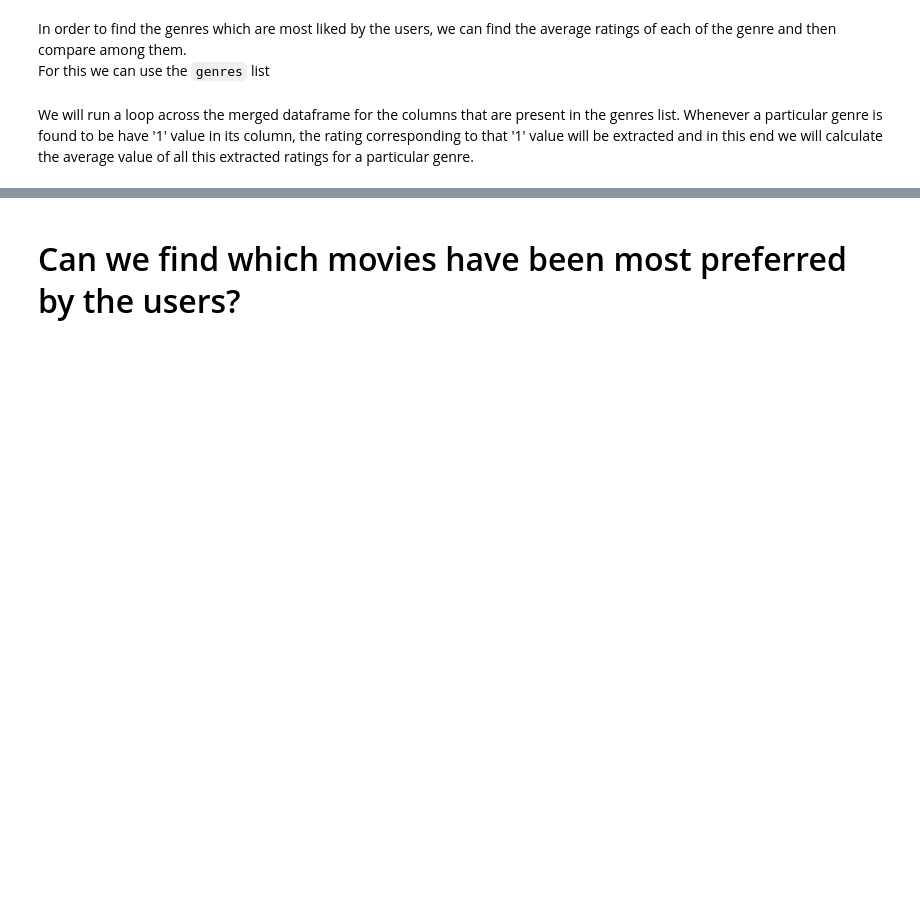
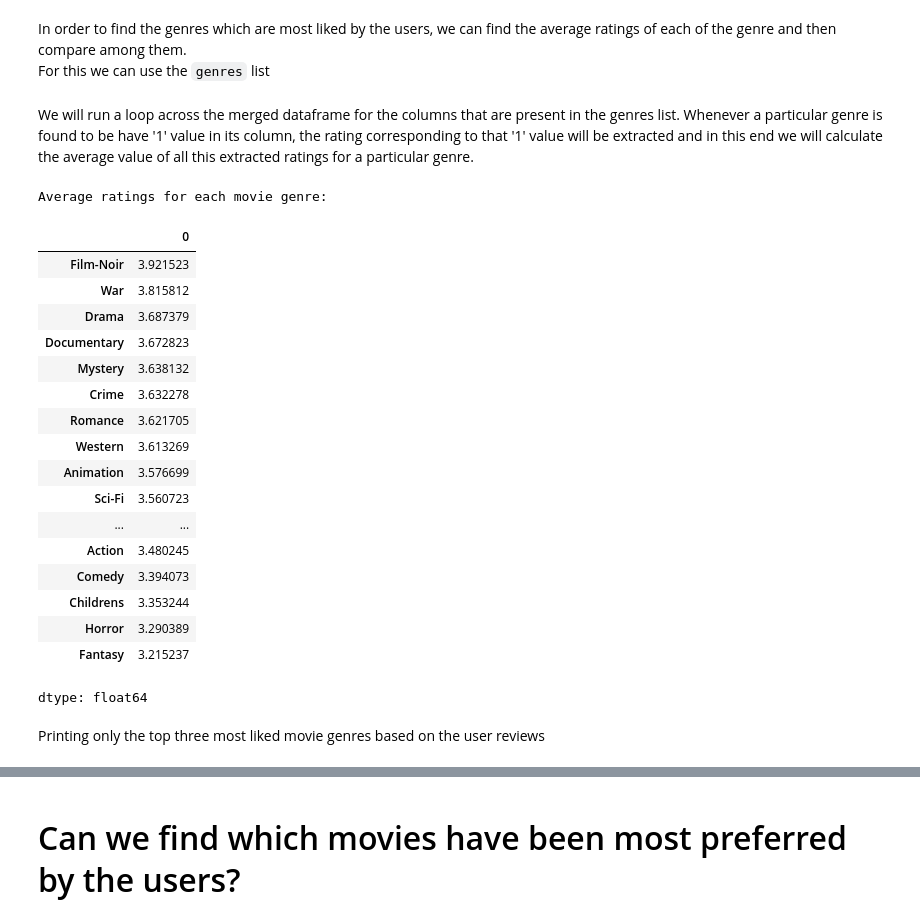
Before and after one commit to MonishDY/AI-Track, a Jupyter notebook: Assignment/MovieLens_Case_Study_01.ipynb, the cells around one changed output, grey strips where cells are left out. Cells and saved outputs as stored; diff of their text form; code cells hidden in the pictures; blank space fills up the shorter version.

```diff
--- a/Assignment/MovieLens_Case_Study_01.ipynb
+++ b/Assignment/MovieLens_Case_Study_01.ipynb
@@ -517,3 +542,36 @@ In order to find the genres which are most liked by the users, we can find the a
 For this we can use the `genres` list
 # %% [markdown]
 We will run a loop across the merged dataframe for the columns that are present in the genres list. Whenever a particular genre is found to be have '1' value in its column, the rating corresponding to that '1' value will be extracted and in this end we will calculate the average value of all this extracted ratings for a particular genre.
+# %%
+# Finding the movie genres' average ratings
+genre_avg_ratings = {}
+
+for genre in movie_genres:
+    genre_avg_ratings[genre] = merged_df[merged_df[genre] == 1]['rating'].mean()
+
+genre_avg_ratings = pd.Series(genre_avg_ratings).sort_values(ascending=False)
+
+print("Average ratings for each movie genre:")
+genre_avg_ratings
+# %% [output]
+Average ratings for each movie genre:
+|  | 0 |
+| Film-Noir | 3.921523 |
+| War | 3.815812 |
+| Drama | 3.687379 |
+| Documentary | 3.672823 |
+| Mystery | 3.638132 |
+| Crime | 3.632278 |
+| Romance | 3.621705 |
+| Western | 3.613269 |
+| Animation | 3.576699 |
+| Sci-Fi | 3.560723 |
+| ... | ... |
+| Action | 3.480245 |
+| Comedy | 3.394073 |
+| Childrens | 3.353244 |
+| Horror | 3.290389 |
+| Fantasy | 3.215237 |
+dtype: float64
+# %% [markdown]
+Printing only the top three most liked movie genres based on the user reviews
```
Also changed, not shown: parts of 25 cells of this notebook.
